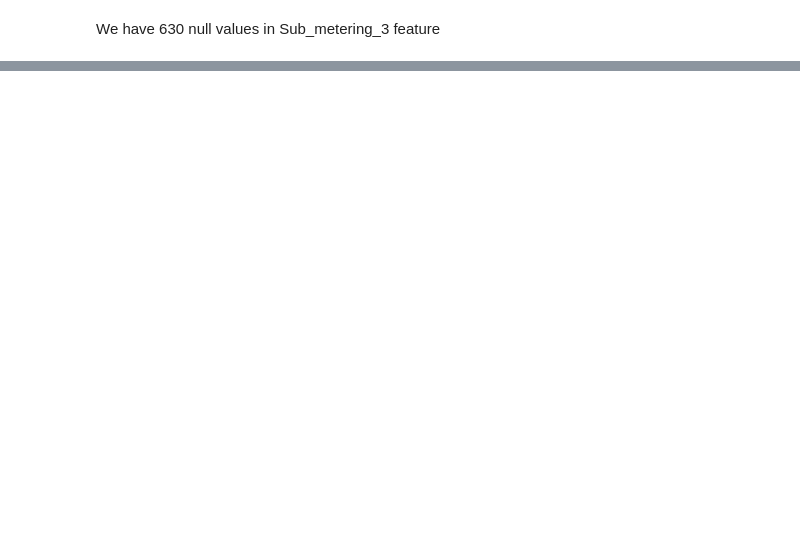
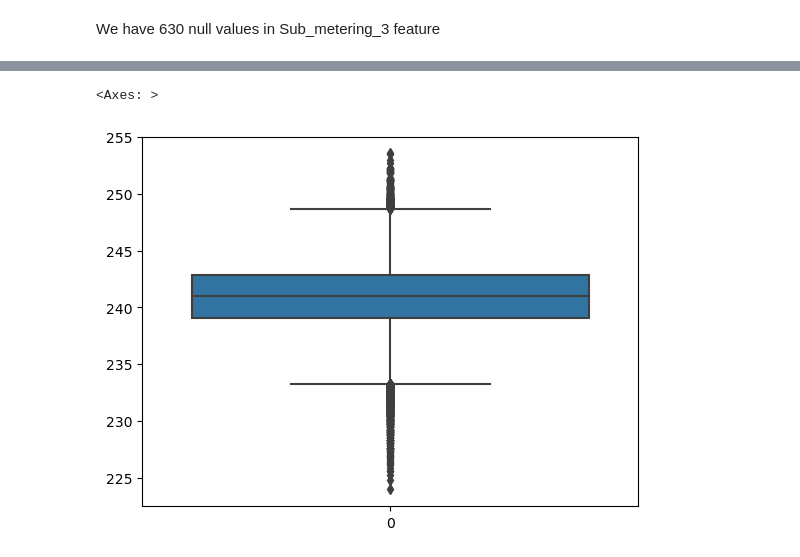
Before and after one commit to Batman21294/Regression-Individual-household-electric-power-consumption, a Jupyter notebook: Individual household electric power consumption.ipynb, the cells around one changed output, grey strips where cells are left out. Drawn from its saved outputs; the diff is of its cells as text; code cells hidden in the pictures; blank space fills up the shorter version.

```diff
--- a/Individual household electric power consumption.ipynb
+++ b/Individual household electric power consumption.ipynb
@@ -84,0 +400,5 @@ We have 630 null values in Sub_metering_3 feature
+# %%
+sns.boxplot(data_sample['Voltage'].values)
+# %% [output]
+<Axes: >
+[figure, added]
```
Also changed, not shown: parts of 67 cells of this notebook, 1 other file.
